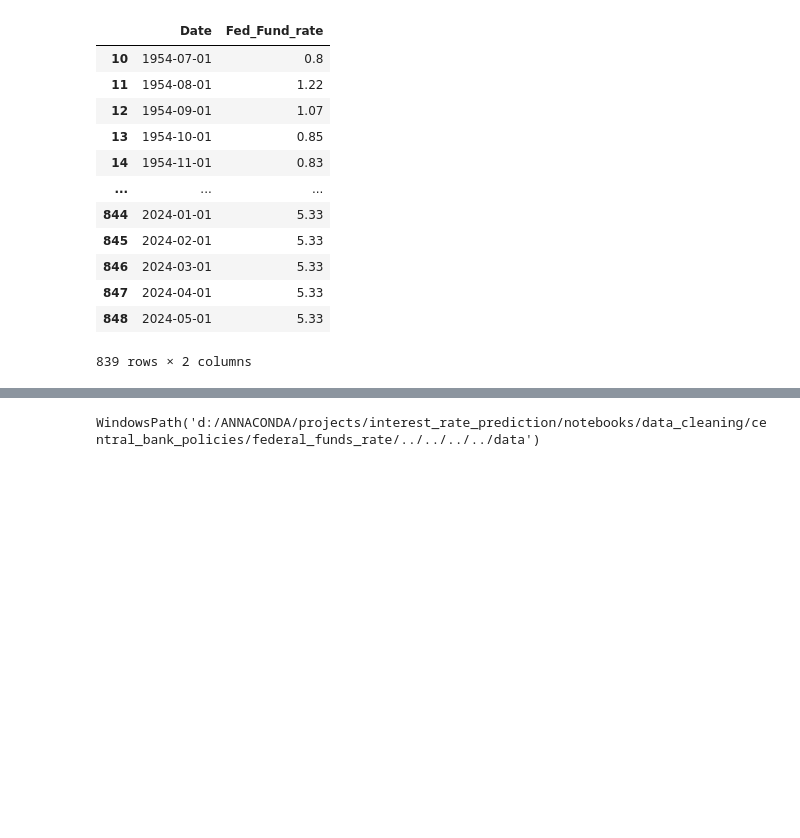
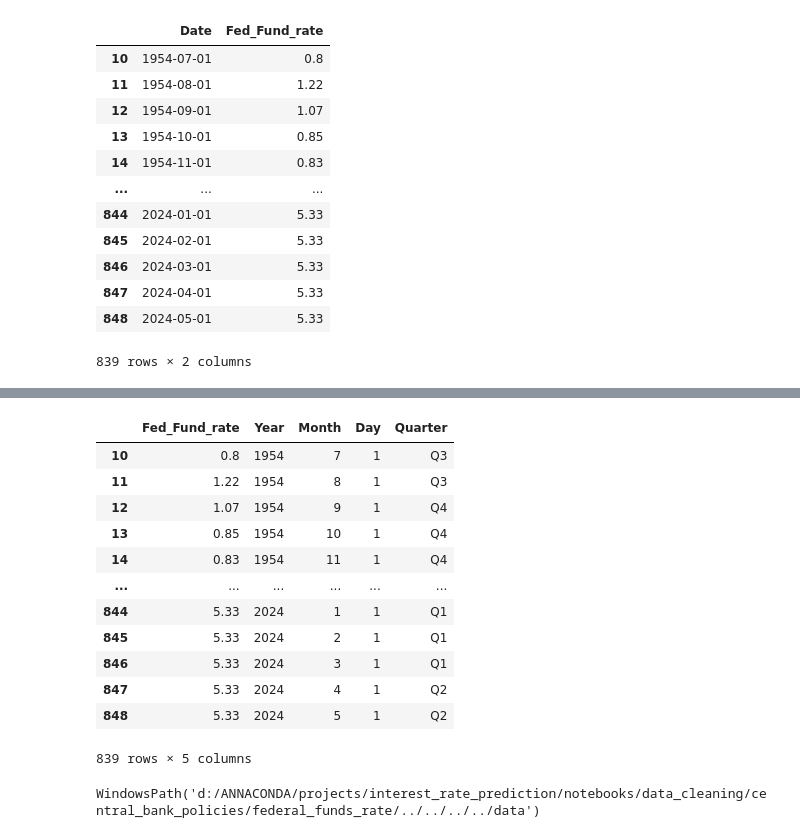
Before and after one commit to RJUNCC/interest_rate_prediction, a Jupyter notebook: notebooks/data_cleaning/central_bank_policies/federal_funds_rate/fed_funds_data_cleaning.ipynb, the cells around one changed output, grey strips where cells are left out. Drawn from its saved outputs; the diff is of its cells as text; code cells hidden in the pictures; blank space fills up the shorter version.

```diff
--- a/notebooks/data_cleaning/central_bank_policies/federal_funds_rate/fed_funds_data_cleaning.ipynb
+++ b/notebooks/data_cleaning/central_bank_policies/federal_funds_rate/fed_funds_data_cleaning.ipynb
@@ -116,3 +117,22 @@ fed_funds
+# %%
+bins   = [0, 3, 6, 8, 12]
+labels = ["Q1", "Q2", "Q3", "Q4"]
+fed_funds["Quarter"] = pd.cut(fed_funds["Month"], bins=bins, labels=labels, right=True)
+fed_funds
+# %% [output]
+|  | Fed_Fund_rate | Year | Month | Day | Quarter |
+| 10 | 0.8 | 1954 | 7 | 1 | Q3 |
+| 11 | 1.22 | 1954 | 8 | 1 | Q3 |
+| 12 | 1.07 | 1954 | 9 | 1 | Q4 |
+| 13 | 0.85 | 1954 | 10 | 1 | Q4 |
+| 14 | 0.83 | 1954 | 11 | 1 | Q4 |
+| ... | ... | ... | ... | ... | ... |
+| 844 | 5.33 | 2024 | 1 | 1 | Q1 |
+| 845 | 5.33 | 2024 | 2 | 1 | Q1 |
+| 846 | 5.33 | 2024 | 3 | 1 | Q1 |
+| 847 | 5.33 | 2024 | 4 | 1 | Q2 |
+| 848 | 5.33 | 2024 | 5 | 1 | Q2 |
+839 rows × 5 columns
 # %%
 path = Path(Path.cwd()/"../../../../data")
 path
```
Also changed, not shown: parts of 2 cells of this notebook, 7 other files.
